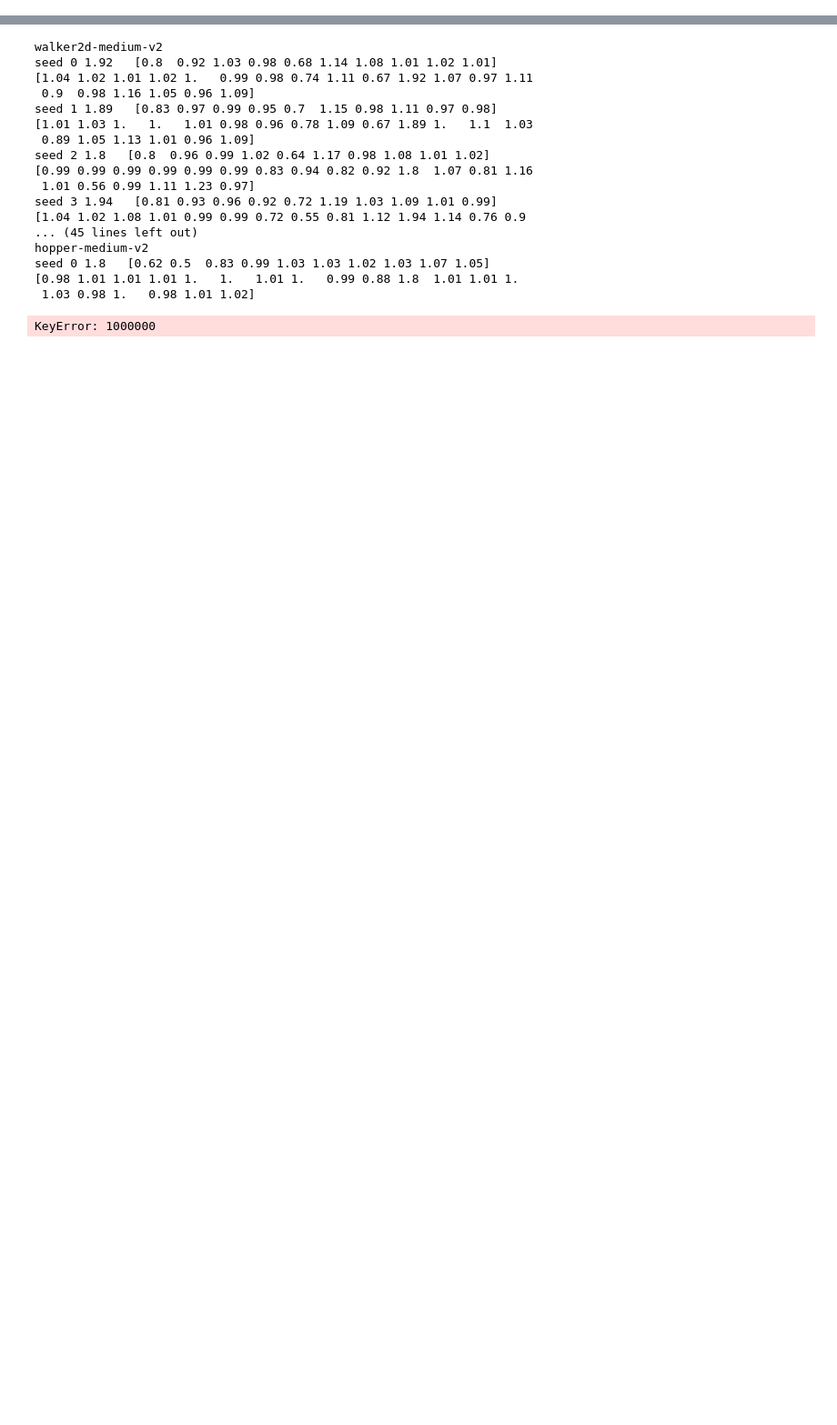
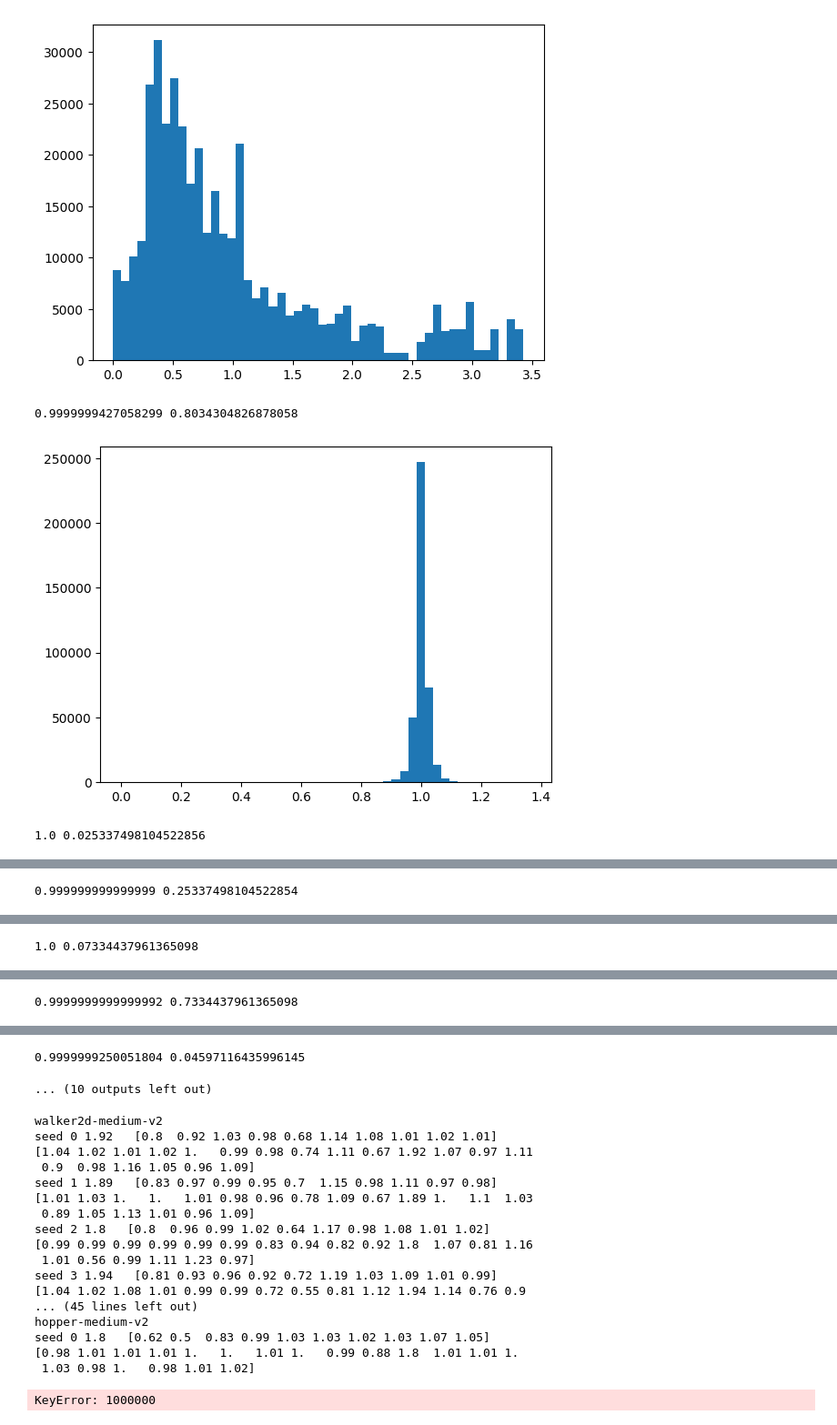
Before and after one commit to yueyang130/SEEM, a Jupyter notebook: load_weights.ipynb, the cells around one changed output, grey strips where cells are left out. Shown at 91% size. Cells and saved outputs as stored; diff of their text form; code cells hidden in the pictures; blank space fills up the shorter version.

Commit message:
fix bug: resampling; visualize adv dist; scale weights std

```diff
--- a/load_weights.ipynb
+++ b/load_weights.ipynb
@@ -9,0 +27,47 @@ def load_weights(path):
+# %%
+import matplotlib.pyplot as plt
+import gym
+
+
+def vis(dist, bins):
+  plt.hist(dist, bins=bins)
+  plt.show()
+
+# vis(d4rl.qlearning_dataset('hopper-medium-replay-v2'))
+# %%
+# check seeds and methods
+rp = 'weights/hopper-medium-replay-v2_returns.npy'
+wp = [
+    'weights/doublev_nstep_nstep_1_0.95_cosine_hopper-medium-replay-v2_1.npy',
+    # 'weights/doublev_nstep_nstep_1_0.95_cosine_hopper-medium-replay-v2_2.npy',
+    # 'weights/doublev_nstep_gae_1_0.95_cosine_hopper-medium-replay-v2_1.npy',
+    'weights/doublev_nstep_gae_1_0.95_cosine_hopper-medium-replay-v2_2.npy',
+    'weights/doublev_nstep_nstep_3_0.95_cosine_hopper-medium-replay-v2_1.npy',
+    # 'weights/doublev_nstep_nstep_3_0.95_cosine_hopper-medium-replay-v2_3.npy',
+    'weights/doublev_nstep_gae_3_0.95_cosine_hopper-medium-replay-v2_1.npy',
+    # 'weights/doublev_nstep_gae_3_0.95_cosine_hopper-medium-replay-v2_2.npy',
+    # 'weights/doublev_nstep_nstep_10_0.95_cosine_hopper-medium-replay-v2_1.npy',
+    'weights/doublev_nstep_nstep_10_0.95_cosine_hopper-medium-replay-v2_3.npy',
+]
+
+returns = np.load(rp)
+rw = linear_weights(returns)
+vis(rw, 50)
+print(rw.mean(), rw.std())
+
+for p in wp:
+    adv = load_advs(p)
+    w = linear_weights(adv)
+    vis(w, 50)
+    print(w.mean(), w.std())
+
+    w = scale(w, 10)
+    vis(w, 50)
+    print(w.mean(), w.std())
+    # print(p,'\n', adv[:20].squeeze().round(2))
+print(adv.shape[0])
+# %% [output]
+[figure, added]
+0.9999999427058299 0.8034304826878058
+[figure, added]
+1.0 0.025337498104522856
@@ -9,0 +75 @@ def load_weights(path):
+0.999999999999999 0.25337498104522854
@@ -9,0 +77 @@ def load_weights(path):
+1.0 0.07334437961365098
@@ -9,0 +79 @@ def load_weights(path):
+0.9999999999999992 0.7334437961365098
@@ -10,3 +81,5 @@ def load_weights(path):
+0.9999999250051804 0.04597116435996145
+... (10 outputs left out)
 # %%
 prefix = 'doublev_onestep_cosine'
 for env in ['walker2d', 'hopper', 'halfcheetah']:
```
Also changed, not shown: parts of 3 cells of this notebook, 3 other files.
